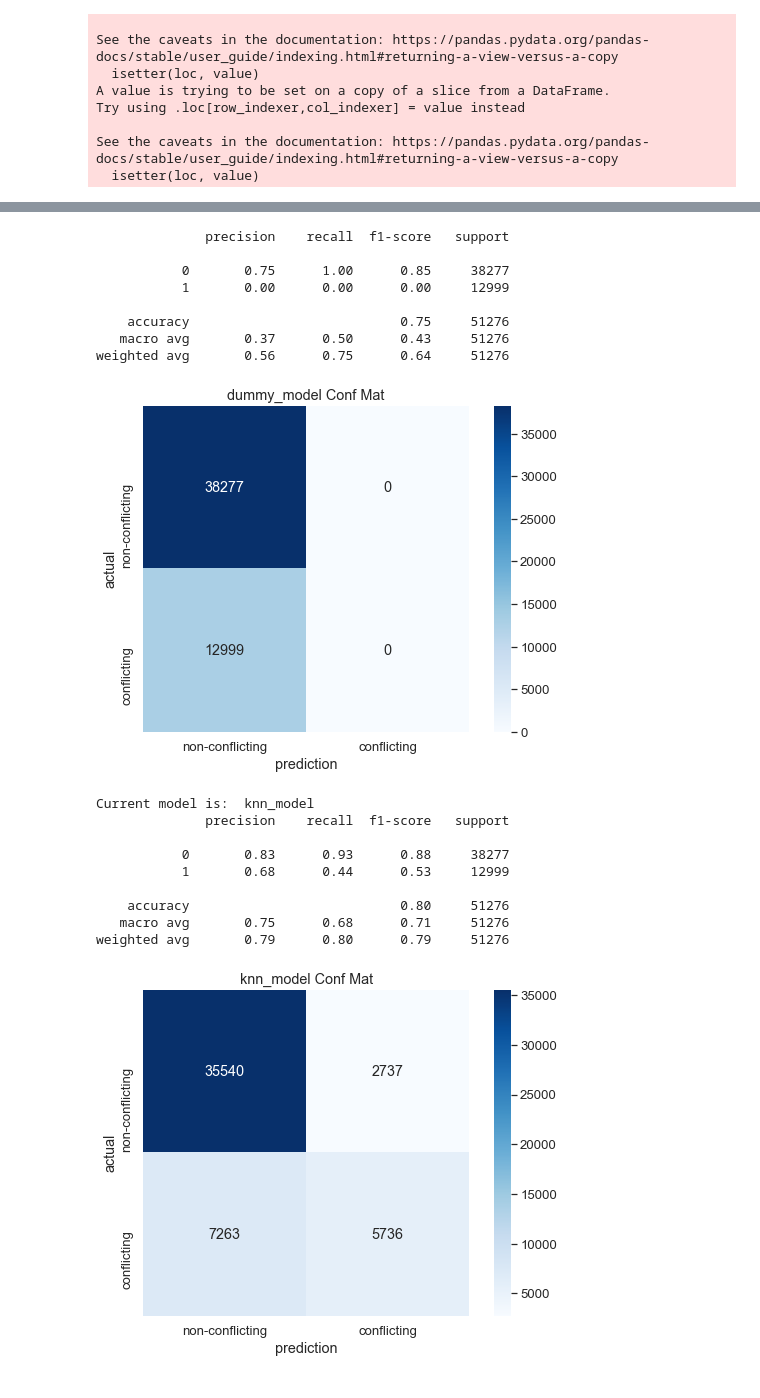
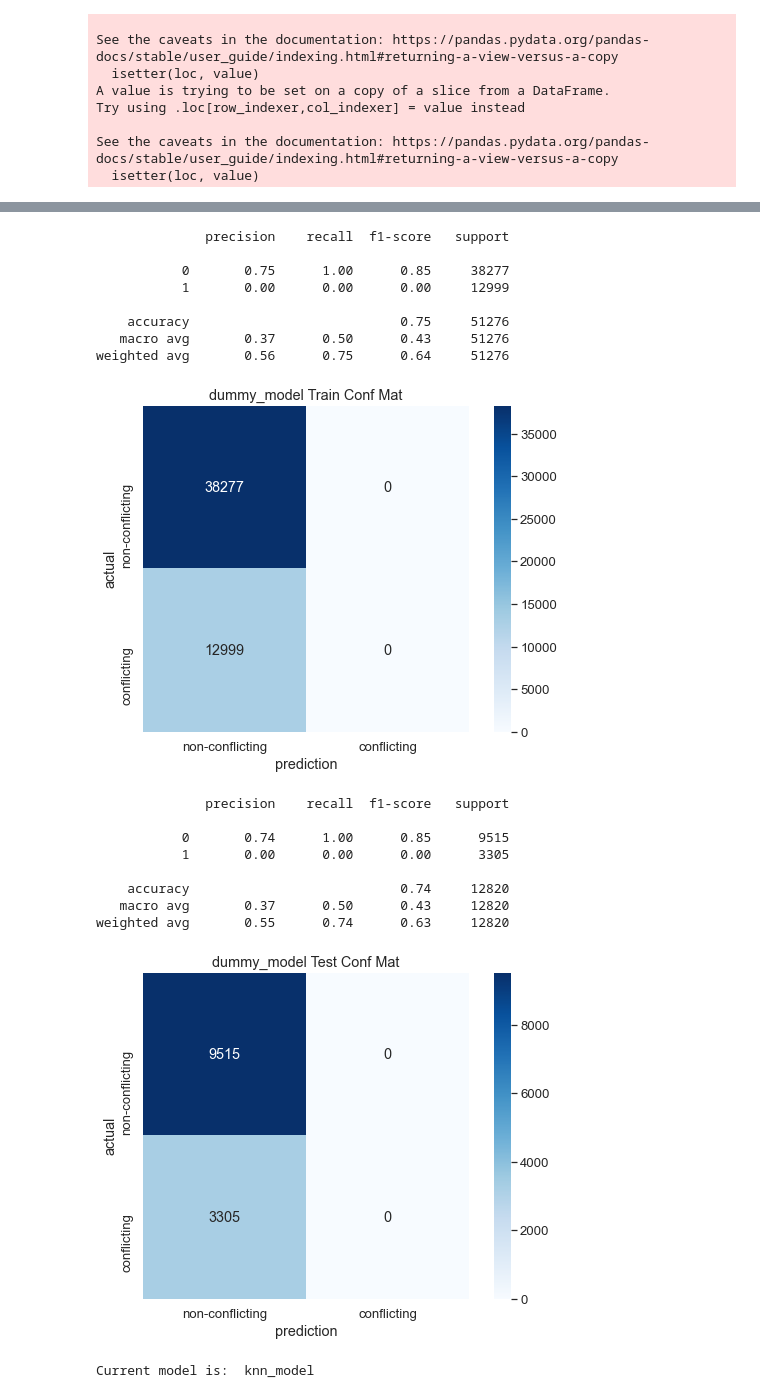
Before and after one commit to nkinnaird/GeneticVariantClassification, a Jupyter notebook: code/initialEDA-Pipeline.ipynb, the cells around one changed output, grey strips where cells are left out. Cells and saved outputs as stored; diff of their text form; code cells hidden in the pictures.

Commit message:
Work on pipeline code, got cross validation working, checking on test data, added feature_importances.py file I found online for printing out nice feature names.

```diff
--- a/code/initialEDA-Pipeline.ipynb
+++ b/code/initialEDA-Pipeline.ipynb
@@ -224,10 +242,19 @@ for model_name in base_models:
 
     X_train, X_test, y_train, y_test = train_test_split(feature_data, target_data, test_size=0.2, random_state=55)
 
+
+    scores = cross_validate(kNN_pipeline, X_train, y_train,
+#                          scoring='f1_macro',
+                         scoring='recall',
+                         return_estimator=True)
+
+    print('Cross validation scores:\n', scores['test_score'])
+
     kNN_pipeline.fit(X_train, y_train)
+    y_pred = kNN_pipeline.predict(X_train)
+    meu.printMetricsAndConfMat(y_train, y_pred, model_name + " Train")
 
-    y_pred = kNN_pipeline.predict(X_train)
-
-    meu.printMetricsAndConfMat(y_train, y_pred, model_name)
+    y_test_pred = kNN_pipeline.predict(X_test)
+    meu.printMetricsAndConfMat(y_test, y_test_pred, model_name + " Test")
 # %% [output]
 Current model is:  dummy_model
@@ -234,22 +263,22 @@ Current model is:  dummy_model
               precision    recall  f1-score   support
 
            0       0.75      1.00      0.85     38277
            1       0.00      0.00      0.00     12999
 
     accuracy                           0.75     51276
    macro avg       0.37      0.50      0.43     51276
 weighted avg       0.56      0.75      0.64     51276
-[figure, old version]
+[figure, new version]
-Current model is:  knn_model
               precision    recall  f1-score   support
 
-           0       0.83      0.93      0.88     38277
-           1       0.68      0.44      0.53     12999
+           0       0.74      1.00      0.85      9515
+           1       0.00      0.00      0.00      3305
 
-    accuracy                           0.80     51276
-   macro avg       0.75      0.68      0.71     51276
-weighted avg       0.79      0.80      0.79     51276
+    accuracy                           0.74     12820
+   macro avg       0.37      0.50      0.43     12820
+weighted avg       0.55      0.74      0.63     12820
-[figure, old version]
+[figure, new version]
+Current model is:  knn_model
 # %%
 # run over tree models
 for model_name in tree_models:
```
Also changed, not shown: parts of 5 cells of this notebook, 2 other files.
